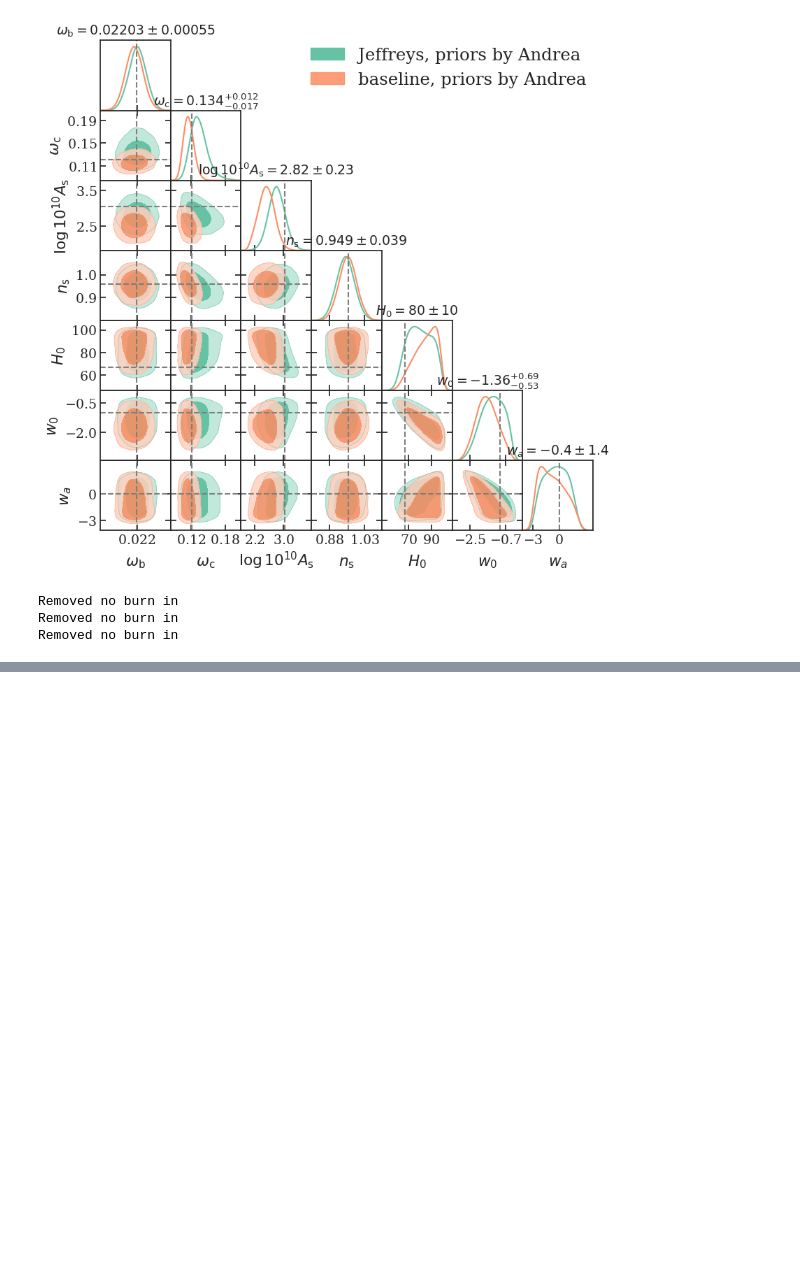
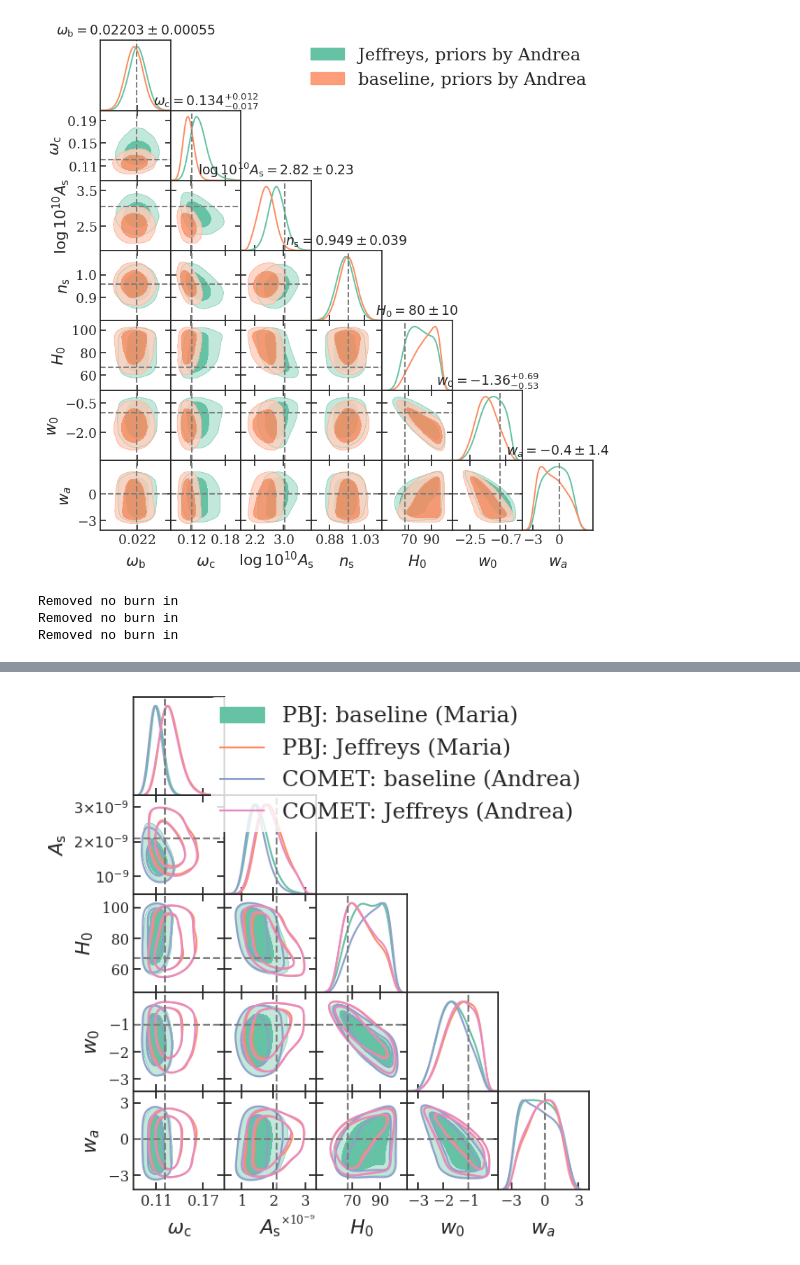
Before and after one commit to MariaTsedrik/playground_th1, a Jupyter notebook: scripts/plotting/posteriors_spectro.ipynb, the cells around one changed output, grey strips where cells are left out. Drawn from its saved outputs; the diff is of its cells as text; code cells hidden in the pictures; blank space fills up the shorter version.

```diff
--- a/scripts/plotting/posteriors_spectro.ipynb
+++ b/scripts/plotting/posteriors_spectro.ipynb
@@ -523,0 +602,51 @@ if fiducials != None:
+# %%
+g = getdist.plots.getSubplotPlotter(subplot_size=1.3)
+ModelPars =['omch2', 'As', 'H0', 'w0', 'wa']
+# Configure plot appearance settings
+plt.rcParams.update({'font.size':16})
+g.settings.legend_fontsize=22      # Legend text size
+g.settings.axes_fontsize=16        # Axis tick labels size
+g.settings.axes_labelsize=20       # Axis labels size
+g.settings.linewidth=4             # Contour line width
+g.settings.figure_legend_frame = False  # Remove legend frame
+legend_labels=['PBJ: baseline (Maria)','PBJ: Jeffreys (Maria)', 'COMET: baseline (Andrea)', 'COMET: Jeffreys (Andrea)']
+# Generate the main triangle (corner) plot
+g.triangle_plot(
+    [samples[0], samples[1], samples_comet[0], samples_comet[1]],                          # List of MCSamples objects
+    ModelPars,                        # Parameters to include in plot
+    legend_labels = legend_labels,    # Labels for legend
+    legend_loc = 'upper right',       # Legend position
+    #title_limit=1,  # first title limit (for 1D plots) is 68% by default
+
+    # Filled contour styling for each sample
+    contour_args = [
+        {'filled':True, 'color': colors[0]},
+        {'filled':False, 'color': colors[1], 'ls': '-'},
+        {'filled':False, 'color': colors[2], 'ls': '-'},
+        {'filled':False, 'color': colors[3], 'ls': '-'},
+        {'filled':True, 'color': colors[4], 'ls': '-'},
+        {'filled':True, 'color': colors[5], 'ls': '-'}
+    ],
+    # 1D marginalized distribution styling
+    line_args=[
+        {'color': colors[0], 'ls': '-'},
+        {'color': colors[1], 'ls': '-'},
+        {'color': colors[2], 'ls': '-'},
+        {'color': colors[3], 'ls': '-'},
+        {'color': colors[4], 'ls': '-'},
+        {'color': colors[5], 'ls': '-'}
+    ]
+)
+
+if fiducials != None:
+    for i in range(len(ModelPars)):
+        for j in range(i+1):
+            ax = g.subplots[i,j]
+            # Add horizontal line for fiducial value of y-parameter (for 2D plots)
+            if i != j and ModelPars[i] in fiducials and fiducials[ModelPars[i]] != None:
+                ax.axhline(fiducials[ModelPars[i]]['p0'], lw=1.5, color='tab:gray', linestyle='--')
+            # Add vertical line for fiducial value of x-parameter
+            if ModelPars[j] in fiducials and fiducials[ModelPars[j]] != None:
+                ax.axvline(fiducials[ModelPars[j]]['p0'], lw=1.5, color='tab:gray', linestyle='--')
+# %% [output]
+[figure, added]
```
Also changed, not shown: parts of 7 cells of this notebook, 7 other files.
